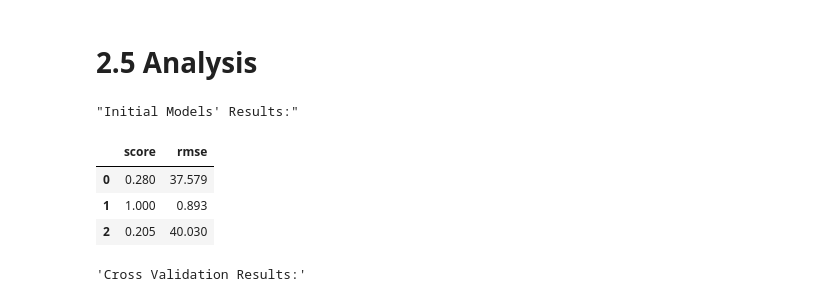
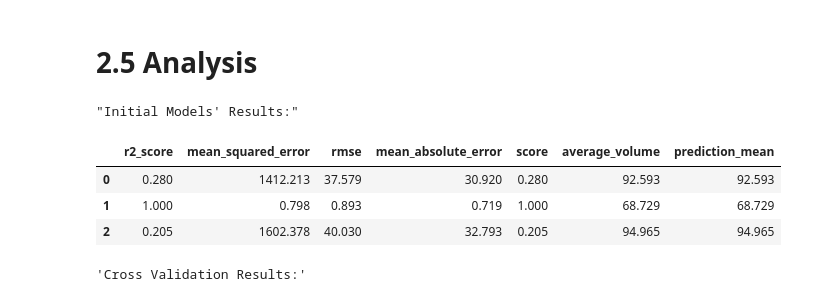
Before and after one commit to michaelpowers8/Sprint-9-Project, a Jupyter notebook: Sprint_9_Project.ipynb, the cells around one changed output. Drawn from its saved outputs; the diff is of its cells as text; code cells hidden in the pictures.

```diff
--- a/Sprint_9_Project.ipynb
+++ b/Sprint_9_Project.ipynb
@@ -382,15 +484,15 @@ cv_df = pd.DataFrame({'score':[avg_score_0,avg_score_1,avg_score_2],
 # %%
 display("Initial Models' Results:")
 display(all_reports([lr_0,lr_1,lr_2],
                     [features_valid_0,features_valid_1,features_valid_2],
                     [target_valid_0,target_valid_1,target_valid_2],
-                    [predictions_0,predictions_1,predictions_2])[['score','rmse']])
+                    [predictions_0,predictions_1,predictions_2]))
 # %% [output]
 "Initial Models' Results:"
-|  | score | rmse |
-| 0 | 0.280 | 37.579 |
-| 1 | 1.000 | 0.893 |
-| 2 | 0.205 | 40.030 |
+|  | r2_score | mean_squared_error | rmse | mean_absolute_error | score | average_volume | prediction_mean |
+| 0 | 0.280 | 1412.213 | 37.579 | 30.920 | 0.280 | 92.593 | 92.593 |
+| 1 | 1.000 | 0.798 | 0.893 | 0.719 | 1.000 | 68.729 | 68.729 |
+| 2 | 0.205 | 1602.378 | 40.030 | 32.793 | 0.205 | 94.965 | 94.965 |
 # %%
 display('Cross Validation Results:')
 display(cv_df)
```
Also changed, not shown: parts of 26 cells of this notebook.
